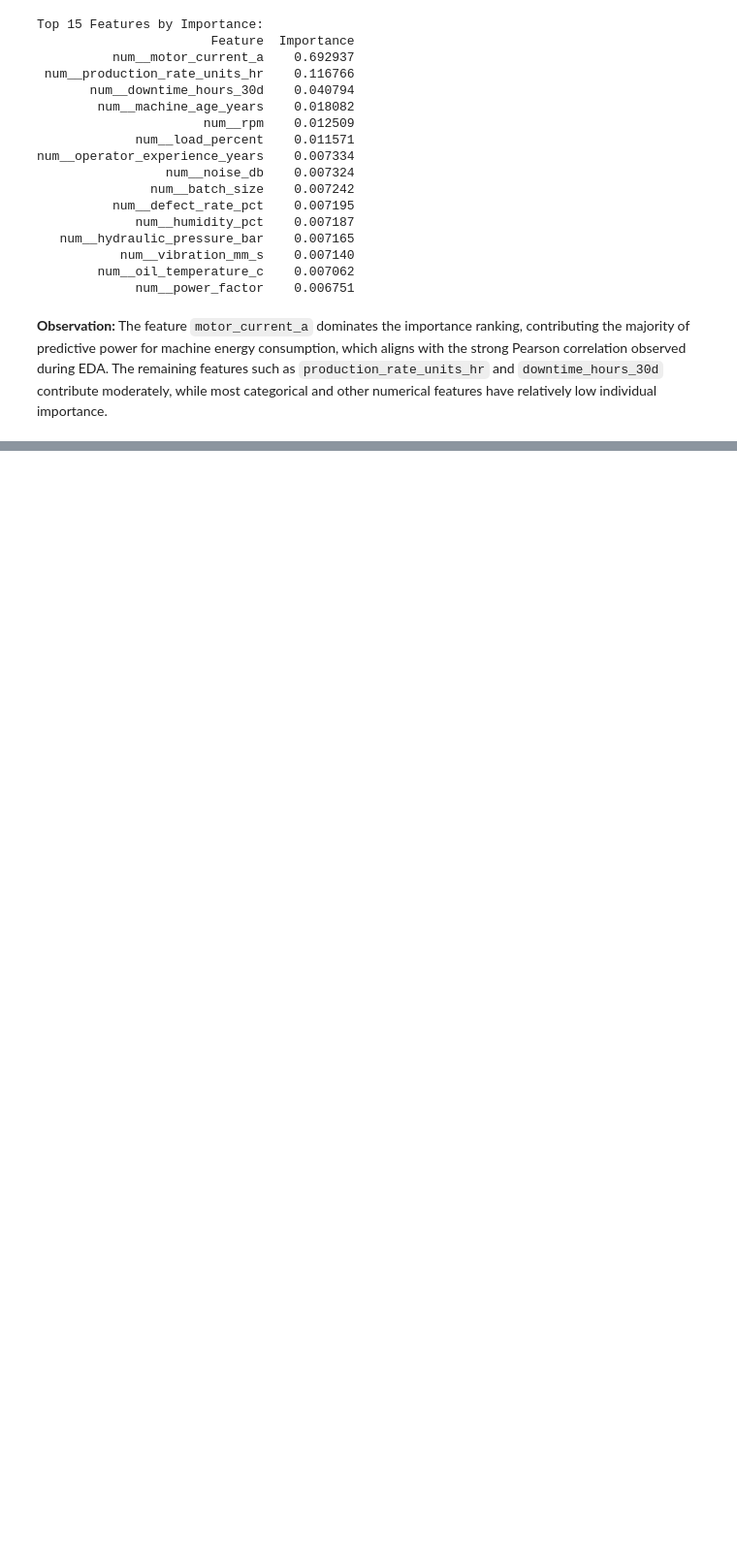
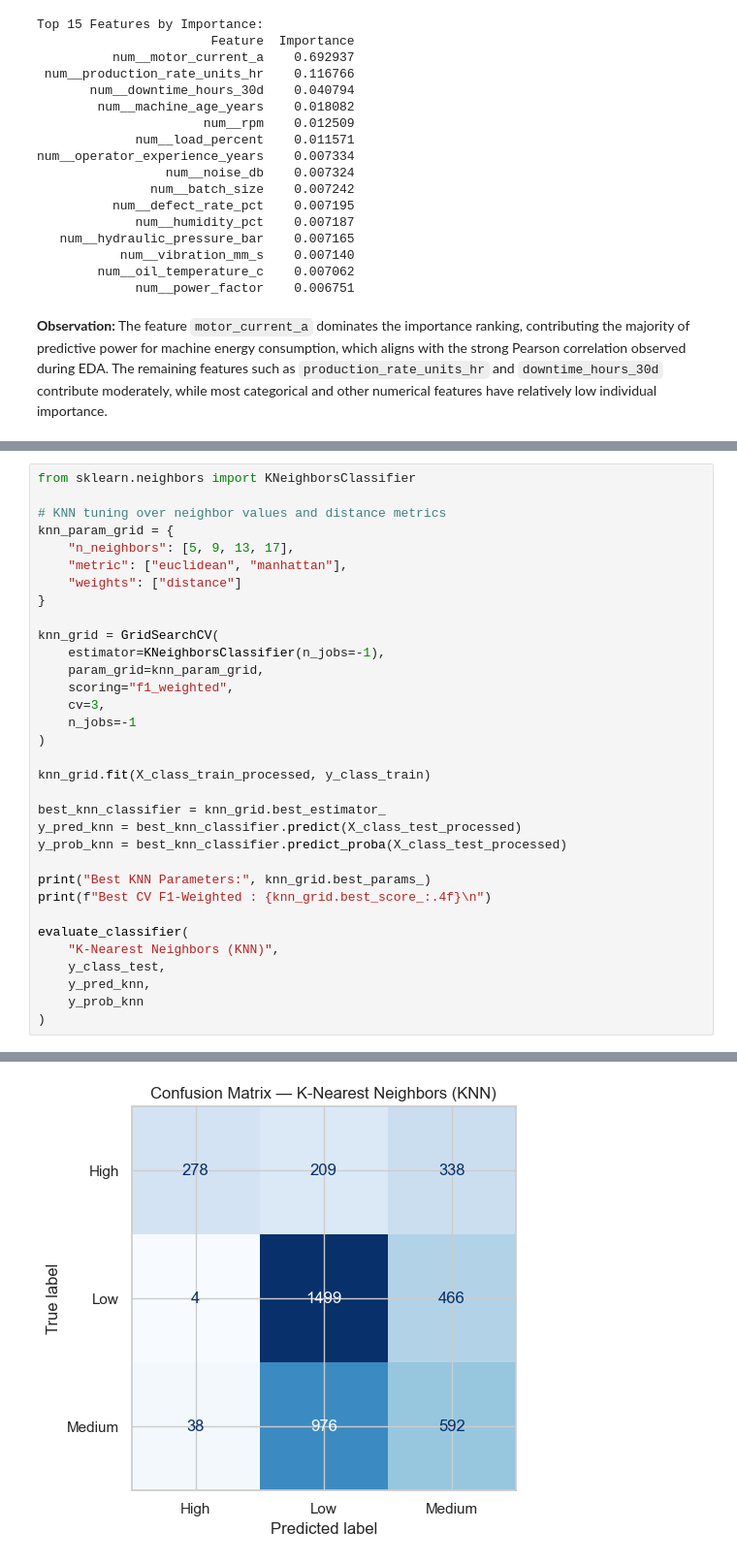
Before and after one commit to varanasirohit2006/Case_Study_Machine_Learning, a Jupyter notebook: Review1.ipynb, the cells around one changed output, grey strips where cells are left out. Shown at 97% size. Cells and saved outputs as stored; diff of their text form; blank space fills up the shorter version.

```diff
--- a/Review1.ipynb
+++ b/Review1.ipynb
@@ -2784,0 +2933,34 @@ num__operator_experience_years    0.007334
+# %%
+from sklearn.neighbors import KNeighborsClassifier
+
+# KNN tuning over neighbor values and distance metrics
+knn_param_grid = {
+    "n_neighbors": [5, 9, 13, 17],
+    "metric": ["euclidean", "manhattan"],
+    "weights": ["distance"]
+}
+
+knn_grid = GridSearchCV(
+    estimator=KNeighborsClassifier(n_jobs=-1),
+    param_grid=knn_param_grid,
+    scoring="f1_weighted",
+    cv=3,
+    n_jobs=-1
+)
+
+knn_grid.fit(X_class_train_processed, y_class_train)
+
+best_knn_classifier = knn_grid.best_estimator_
+y_pred_knn = best_knn_classifier.predict(X_class_test_processed)
+y_prob_knn = best_knn_classifier.predict_proba(X_class_test_processed)
+
+print("Best KNN Parameters:", knn_grid.best_params_)
+print(f"Best CV F1-Weighted : {knn_grid.best_score_:.4f}\n")
+
+evaluate_classifier(
+    "K-Nearest Neighbors (KNN)",
+    y_class_test,
+    y_pred_knn,
+    y_prob_knn
+)
+# %% [output]
@@ -2784,0 +2981 @@ num__operator_experience_years    0.007334
+[figure, added]
```
Also changed, not shown: parts of 23 cells of this notebook.
